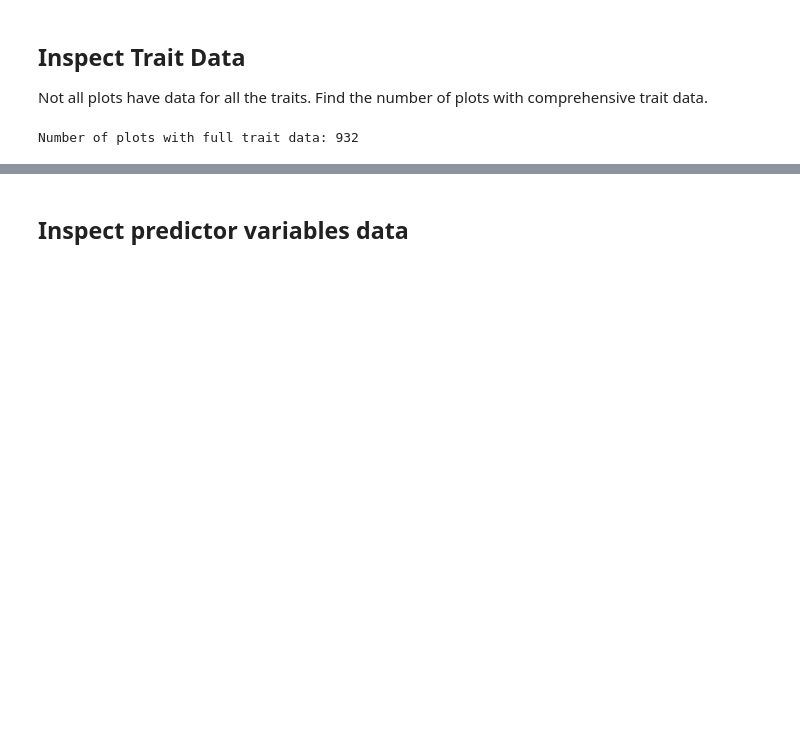
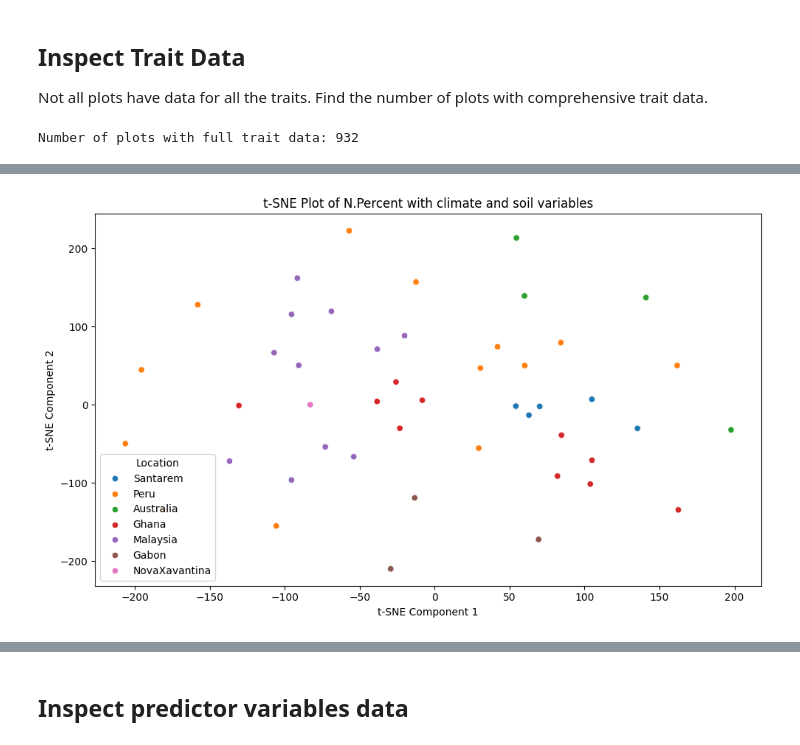
Before and after one commit to isaachcamp/geofm-plant-traits, a Jupyter notebook: notebooks/explore_trait_data.ipynb, the cells around one changed output, grey strips where cells are left out. Drawn from its saved outputs; the diff is of its cells as text; code cells hidden in the pictures; blank space fills up the shorter version.

Commit message:
Add exploration of tSNE plots

```diff
--- a/notebooks/explore_trait_data.ipynb
+++ b/notebooks/explore_trait_data.ipynb
@@ -119,0 +134,18 @@ var_cwm.groupby('Location')['TraitValue'].max().sort_values(ascending=False)
+# %%
+def plot_trait_distribution_by_location(df, variable):
+    _, ax = plt.subplots(figsize=(10, 6))
+    sns.boxplot(x='Location', y='TraitValue', data=df[df['variable'] == variable], ax=ax)
+    ax.set_title(f'{variable} Trait Data Distribution by Location')
+    ax.set_xlabel('Location')
+    ax.set_ylabel('Trait Value')
+    plt.xticks(rotation=45)
+    plt.tight_layout()
+
+    return ax
+# %%
+# Plot trait data distributions by location on the same plot
+for variable in cwms.variable.unique():
+    fig_path = Path('/Users/campbelli/Documents/geofm-plant-traits/figures/traits')
+    ax = plot_trait_distribution_by_location(cwms, variable)
+    plt.savefig(fig_path / f'{variable}_trait_distribution_by_location.png', dpi=300)
+    plt.show()
@@ -119,0 +207,8 @@ var_cwm.groupby('Location')['TraitValue'].max().sort_values(ascending=False)
+# %%
+variable = 'N.Percent'
+fig_path = Path('/Users/campbelli/Documents/geofm-plant-traits/figures/traits')
+ax = plot_2D_tsne(cwms, variable)
+plt.savefig(fig_path / f'{variable}_2d_tsne_plot.png', dpi=300)
+plt.show()
+# %% [output]
+[figure, added]
```
Also changed, not shown: parts of 9 cells of this notebook.
